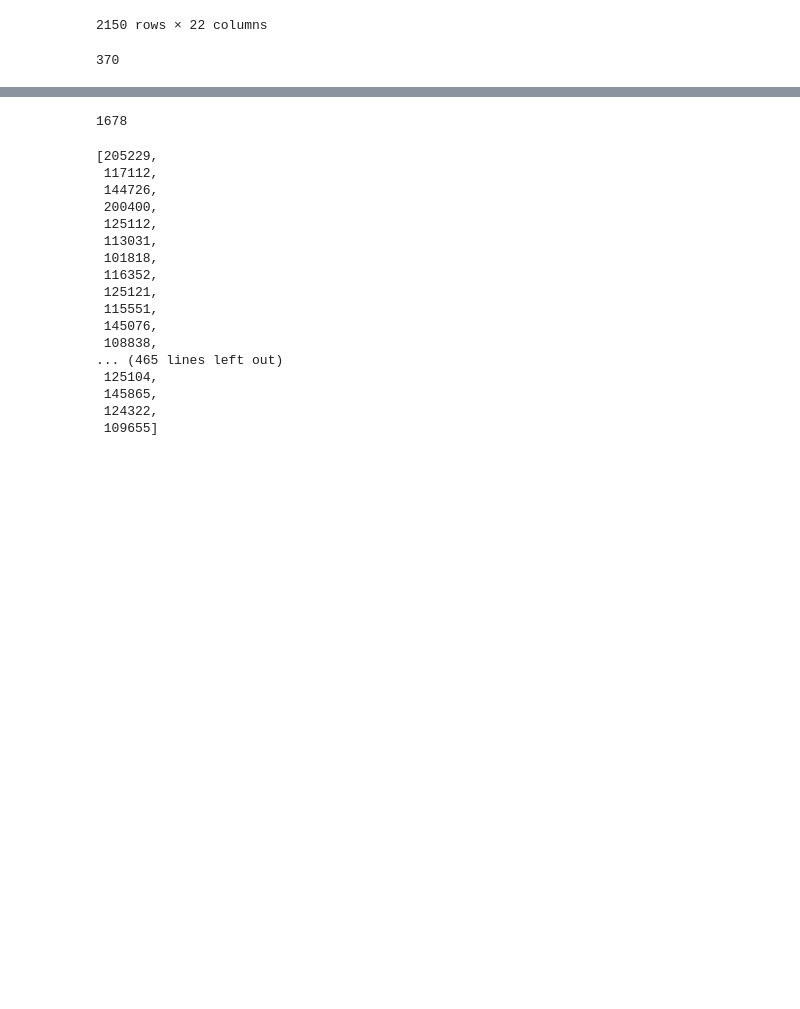
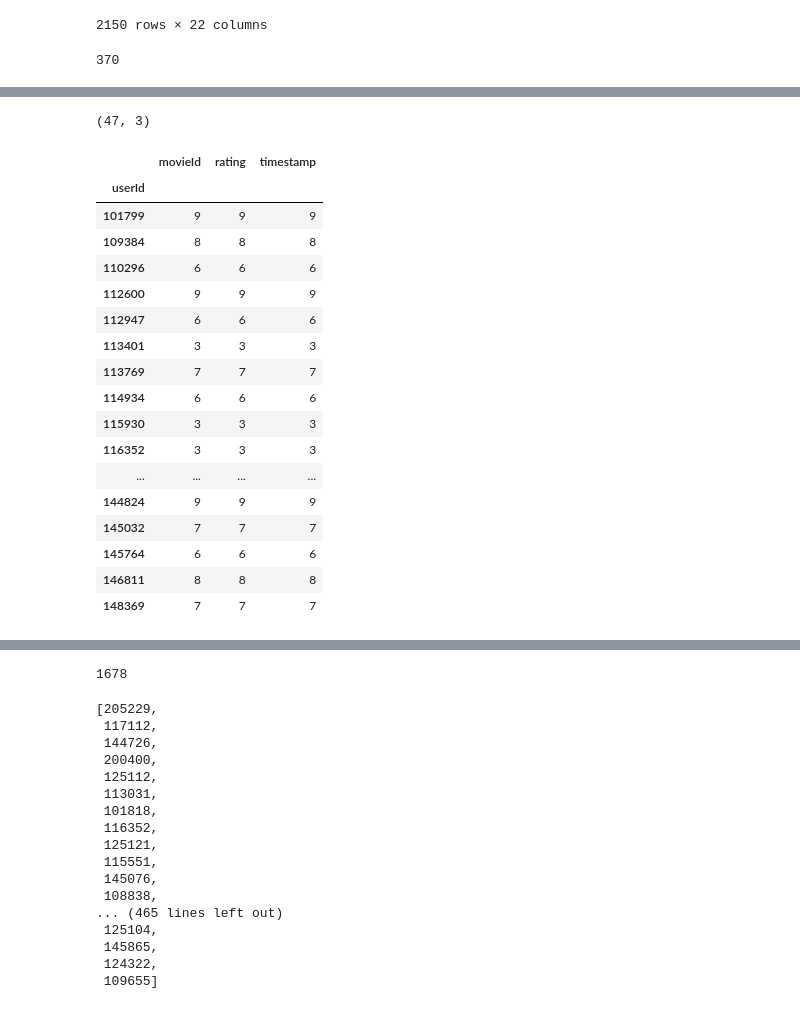
Before and after one commit to aniruddhakal/Recommending-Diverse-And-Serendipitous-Movies-using-Tag-Genome, a Jupyter notebook: ipython_notebooks/DataExploration/Serendipity2018_Dataset.ipynb, the cells around one changed output, grey strips where cells are left out. Saved outputs shown, nothing was run; the diff lists cells and outputs as text; code cells hidden in the pictures; blank space fills up the shorter version.

```diff
--- a/ipython_notebooks/DataExploration/Serendipity2018_Dataset.ipynb
+++ b/ipython_notebooks/DataExploration/Serendipity2018_Dataset.ipynb
@@ -92,0 +127,26 @@ all_user_ids.size
+# %%
+count_df = ratings_df.groupby('userId').count()
+# %%
+less_than_10_movies = count_df[count_df['movieId'] < 10]
+print(less_than_10_movies.shape)
+less_than_10_movies
+# %% [output]
+(47, 3)
+|  | movieId | rating | timestamp |
+| userId |  |  |  |
+| 101799 | 9 | 9 | 9 |
+| 109384 | 8 | 8 | 8 |
+| 110296 | 6 | 6 | 6 |
+| 112600 | 9 | 9 | 9 |
+| 112947 | 6 | 6 | 6 |
+| 113401 | 3 | 3 | 3 |
+| 113769 | 7 | 7 | 7 |
+| 114934 | 6 | 6 | 6 |
+| 115930 | 3 | 3 | 3 |
+| 116352 | 3 | 3 | 3 |
+| ... | ... | ... | ... |
+| 144824 | 9 | 9 | 9 |
+| 145032 | 7 | 7 | 7 |
+| 145764 | 6 | 6 | 6 |
+| 146811 | 8 | 8 | 8 |
+| 148369 | 7 | 7 | 7 |
```
Also changed, not shown: parts of 3 cells of this notebook, 4 other files.
